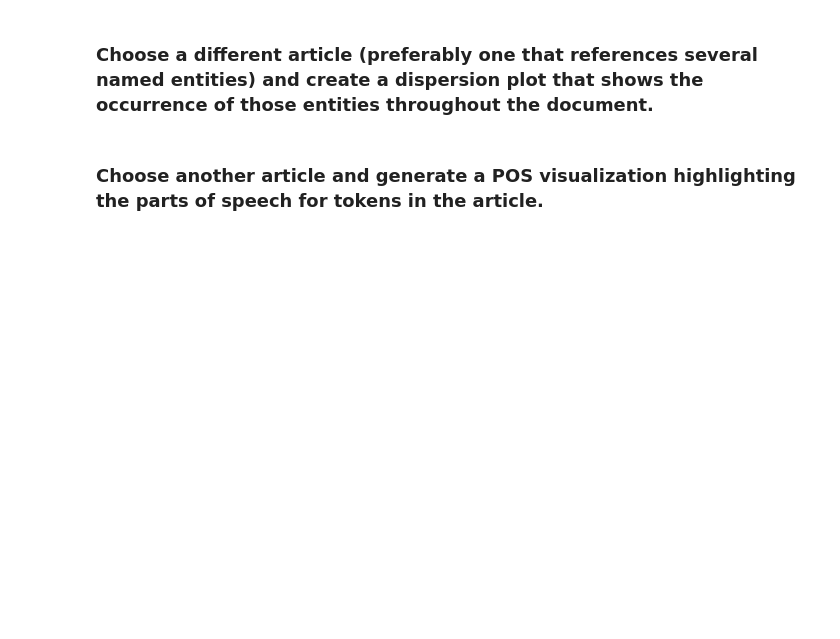
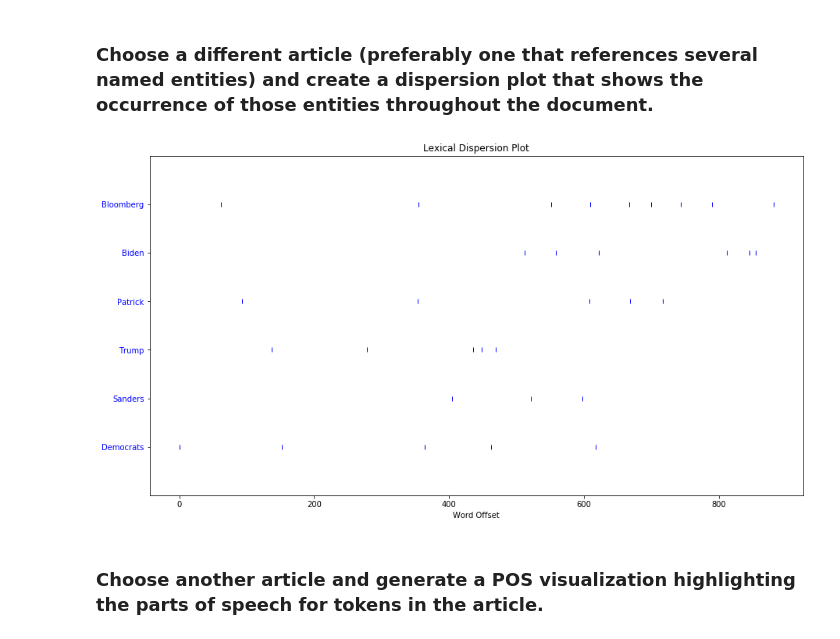
Before and after one commit to ssmcnatt/pair-work, a Jupyter notebook: week13/Day_73,_Lecture_2_Assignment.ipynb, the cells around one changed output. Saved outputs shown, nothing was run; the diff lists cells and outputs as text; code cells hidden in the pictures; blank space fills up the shorter version.

```diff
--- a/week13/Day_73,_Lecture_2_Assignment.ipynb
+++ b/week13/Day_73,_Lecture_2_Assignment.ipynb
@@ -43,5 +161,13 @@ nlp = spacy.load("en_core_web_sm")
 # %% [markdown]
 ### Choose a different article (preferably one that references several named entities) and create a dispersion plot that shows the occurrence of those entities throughout the document.
+# %%
+tokenized = word_tokenize(docs[3])
+figures = ['Bloomberg', 'Biden', 'Patrick', 'Trump', 'Sanders', 'Democrats']
+
+plt.figure(figsize=(15, 8))
+Text(tokenized).dispersion_plot(figures)
+# %% [output]
+[figure, added]
 # %% [markdown]
 ### Choose another article and generate a POS visualization highlighting the parts of speech for tokens in the article.
 # %%
```
Also changed, not shown: parts of 19 cells of this notebook, 2 other files.
